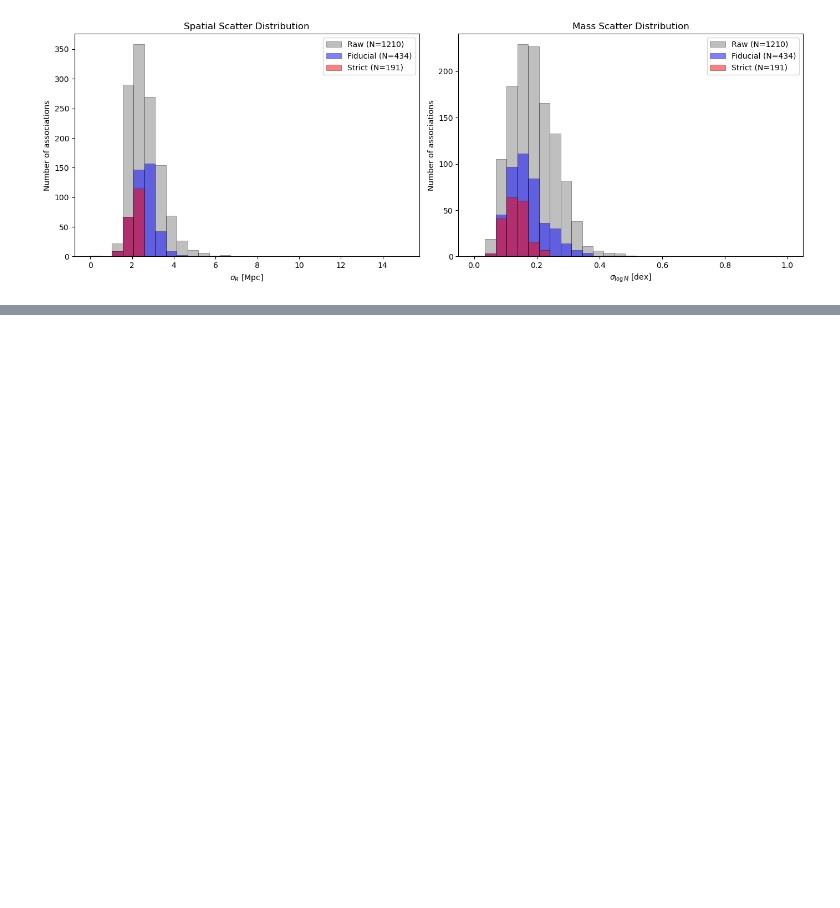
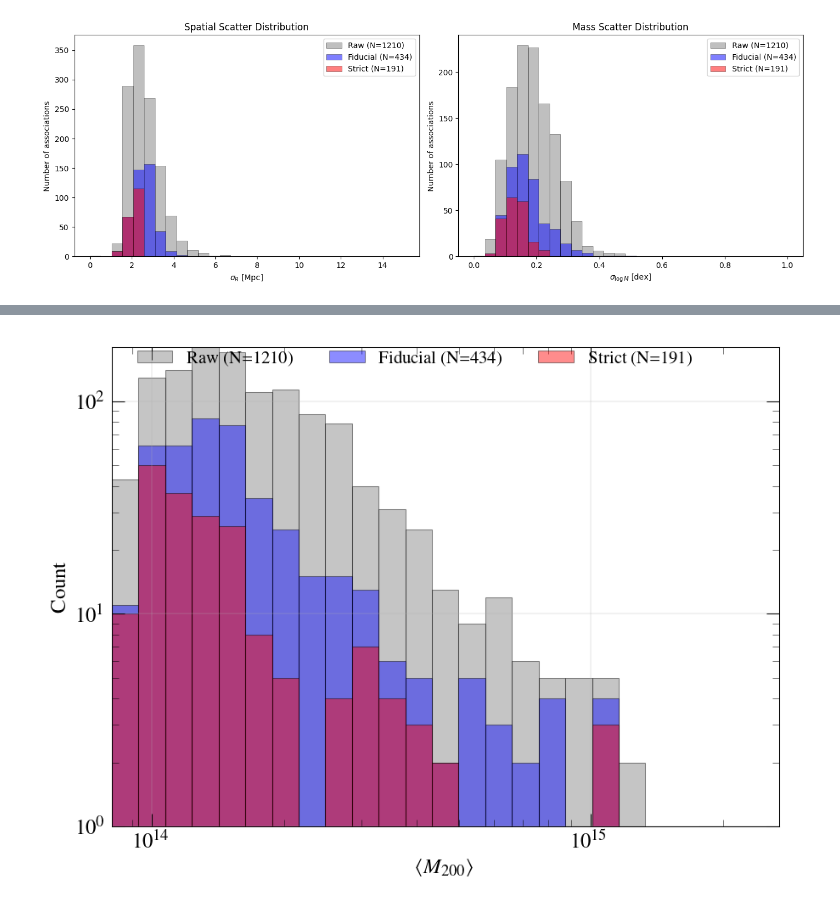
Before and after one commit to stuartmcalpine/manticore_posterior_clusters, a Jupyter notebook: notebooks/sigma_r_vs_nmembers.ipynb, the cells around one changed output, grey strips where cells are left out. Saved outputs shown, nothing was run; the diff lists cells and outputs as text; code cells hidden in the pictures; blank space fills up the shorter version.

```diff
--- a/notebooks/sigma_r_vs_nmembers.ipynb
+++ b/notebooks/sigma_r_vs_nmembers.ipynb
@@ -362,0 +364,70 @@ plt.show()
+# %%
+# Halo mass function (mean_m200_mass) for the three cuts, in the same plotting style/format
+import numpy as np
+import matplotlib.pyplot as plt
+from pymanticore.analysis.matplotlib import get_mplstyle_path
+
+mnras_style = "mnras"
+
+with plt.style.context(get_mplstyle_path(mnras_style)):
+
+    fig = plt.figure(figsize=(5.75, 4.2))
+
+    colors = {'Raw': 'gray', 'Fiducial': 'blue', 'Strict': 'red'}
+    names = ['Raw', 'Fiducial', 'Strict']
+
+    ax = fig.add_subplot(1, 1, 1)
+
+    # Pull all masses to define common log-spaced bins
+    all_m = []
+    for name in names:
+        m = np.asarray(data['mean_m200_mass'][masks[name]])
+        m = m[np.isfinite(m) & (m > 0)]
+        all_m.append(m)
+    all_m = np.concatenate(all_m) if len(all_m) else np.array([])
+
+    if all_m.size == 0:
+        ax.text(0.5, 0.5, "No valid mean_m200_mass values found",
+                transform=ax.transAxes, ha="center", va="center")
+        ax.set_axis_off()
+    else:
+        mmin, mmax = np.nanmin(all_m), np.nanmax(all_m)
+        # guard against pathological ranges
+        mmin = max(mmin, 1e-10)
+        if mmax <= mmin:
+            mmax = mmin * 10
+
+        nbins = 25
+        bins = np.logspace(np.log10(mmin), np.log10(mmax), nbins + 1)
+
+        # Plot as a simple "mass function": counts per log mass bin
+        for name in names:
+            mask = masks[name]
+            m = np.asarray(data['mean_m200_mass'][mask])
+            m = m[np.isfinite(m) & (m > 0)]
+
+            ax.hist(
+                m,
+                bins=bins,
+                alpha=0.45,
+                label=f"{name} (N={m.size})",
+                color=colors[name],
+                edgecolor='black',
+                linewidth=0.5
+            )
+
+        ax.set_xscale('log')
+        ax.set_yscale('log')
+        ax.set_xlabel(r'$\langle M_{200}\rangle$')
+        ax.set_ylabel('Count')
+        ax.grid(True, alpha=0.2)
+
+        # Legend consistent with your other cell
+        handles, labels = ax.get_legend_handles_labels()
+        fig.legend(handles, labels, loc='upper center', ncols=3, frameon=False, bbox_to_anchor=(0.5, 1.02))
+
+    plt.tight_layout(pad=0.1)
+    plt.savefig("plots/halo_mass_function_cuts.pdf")
+    plt.show()
+# %% [output]
+[figure, added]
```
Also changed, not shown: parts of 1 cell of this notebook, 2 other files.
